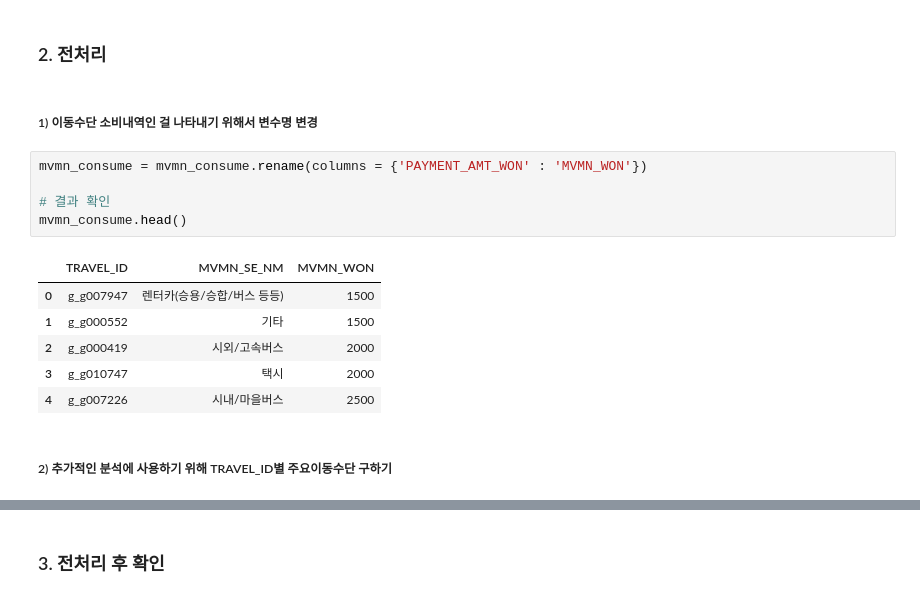
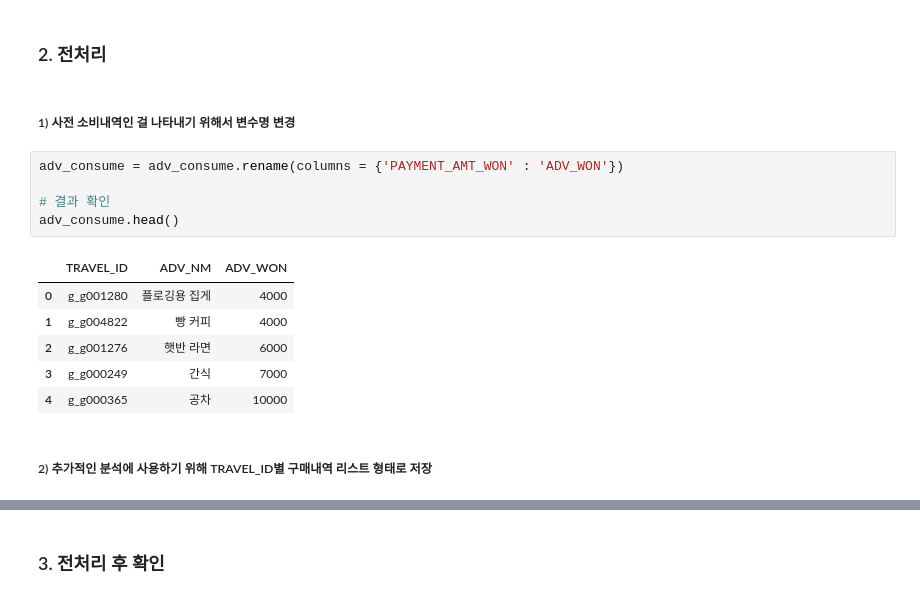
Before and after one commit to bomi03/Bokseol, a Jupyter notebook: data_preprocessing.ipynb, the cells around one changed output, grey strips where cells are left out. Drawn from its saved outputs; the diff is of its cells as text.

```diff
--- a/data_preprocessing.ipynb
+++ b/data_preprocessing.ipynb
@@ -1711,18 +1711,18 @@ adv_consume.head()
 # %% [markdown]
 <h3>2. 전처리</h3>
 # %% [markdown]
-<h5>1) 이동수단 소비내역인 걸 나타내기 위해서 변수명 변경
+<h5>1) 사전 소비내역인 걸 나타내기 위해서 변수명 변경
 # %%
-mvmn_consume = mvmn_consume.rename(columns = {'PAYMENT_AMT_WON' : 'MVMN_WON'})
+adv_consume = adv_consume.rename(columns = {'PAYMENT_AMT_WON' : 'ADV_WON'})
 
 # 결과 확인
-mvmn_consume.head()
+adv_consume.head()
 # %% [output]
-|  | TRAVEL_ID | MVMN_SE_NM | MVMN_WON |
-| 0 | g_g007947 | 렌터카(승용/승합/버스 등등) | 1500 |
-| 1 | g_g000552 | 기타 | 1500 |
-| 2 | g_g000419 | 시외/고속버스 | 2000 |
-| 3 | g_g010747 | 택시 | 2000 |
-| 4 | g_g007226 | 시내/마을버스 | 2500 |
+|  | TRAVEL_ID | ADV_NM | ADV_WON |
+| 0 | g_g001280 | 플로깅용 집게 | 4000 |
+| 1 | g_g004822 | 빵 커피 | 4000 |
+| 2 | g_g001276 | 햇반 라면 | 6000 |
+| 3 | g_g000249 | 간식 | 7000 |
+| 4 | g_g000365 | 공차 | 10000 |
 # %% [markdown]
-<h5>2) 추가적인 분석에 사용하기 위해 TRAVEL_ID별 주요이동수단 구하기
+<h5>2) 추가적인 분석에 사용하기 위해 TRAVEL_ID별 구매내역 리스트 형태로 저장
```
Also changed, not shown: parts of 16 cells of this notebook.
